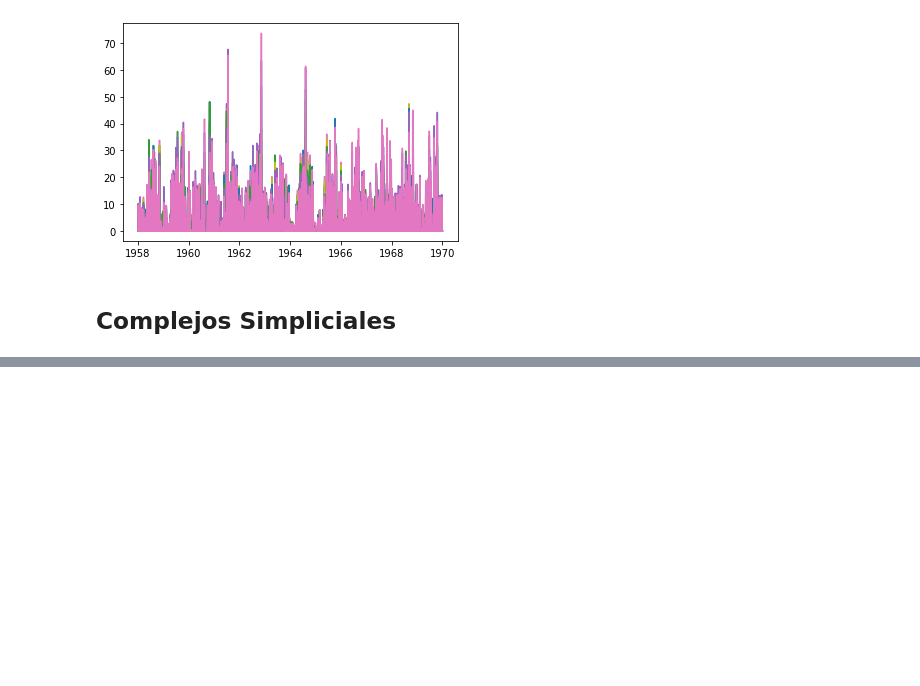
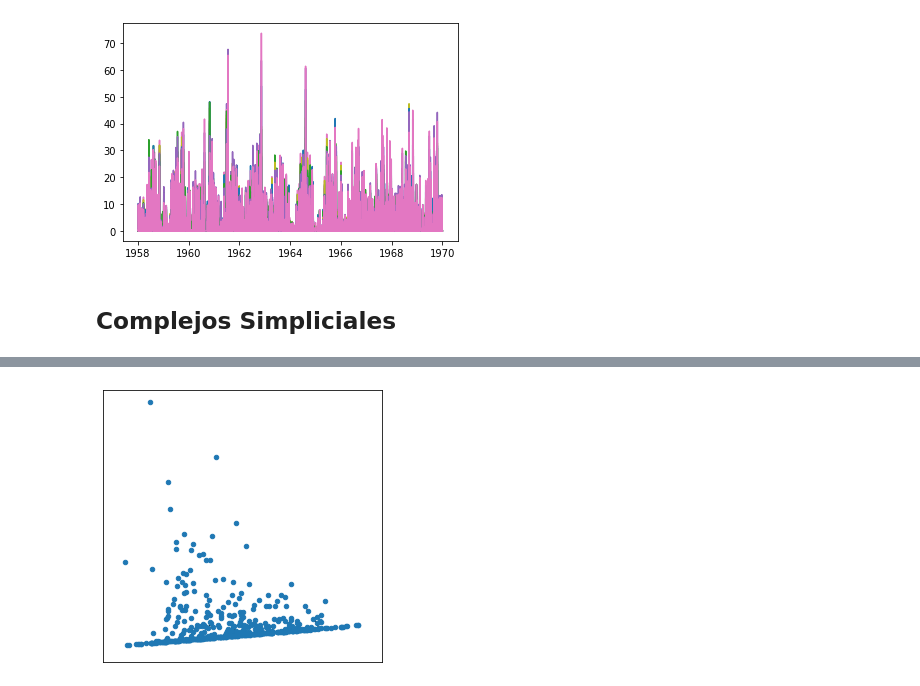
Before and after one commit to WizenPainter/reto-ma2007b, a Jupyter notebook: noaa_ai_workshop/IntroNotebooks/05-Challenge.ipynb, the cells around one changed output, grey strips where cells are left out. Saved outputs shown, nothing was run; the diff lists cells and outputs as text; code cells hidden in the pictures; blank space fills up the shorter version.

```diff
--- a/noaa_ai_workshop/IntroNotebooks/05-Challenge.ipynb
+++ b/noaa_ai_workshop/IntroNotebooks/05-Challenge.ipynb
@@ -256,0 +303,8 @@ nx.draw_kamada_kawai(G)
+# %%
+pos = {n:sample[n,:] for n in range(len(sample))}
+plt.figure(figsize = (5,5))
+nx.draw_networkx(G, pos=pos, with_labels = False,node_size = 20)
+plt.axis('equal')
+plt.show()
+# %% [output]
+[figure, added]
```
Also changed, not shown: parts of 17 cells of this notebook.
